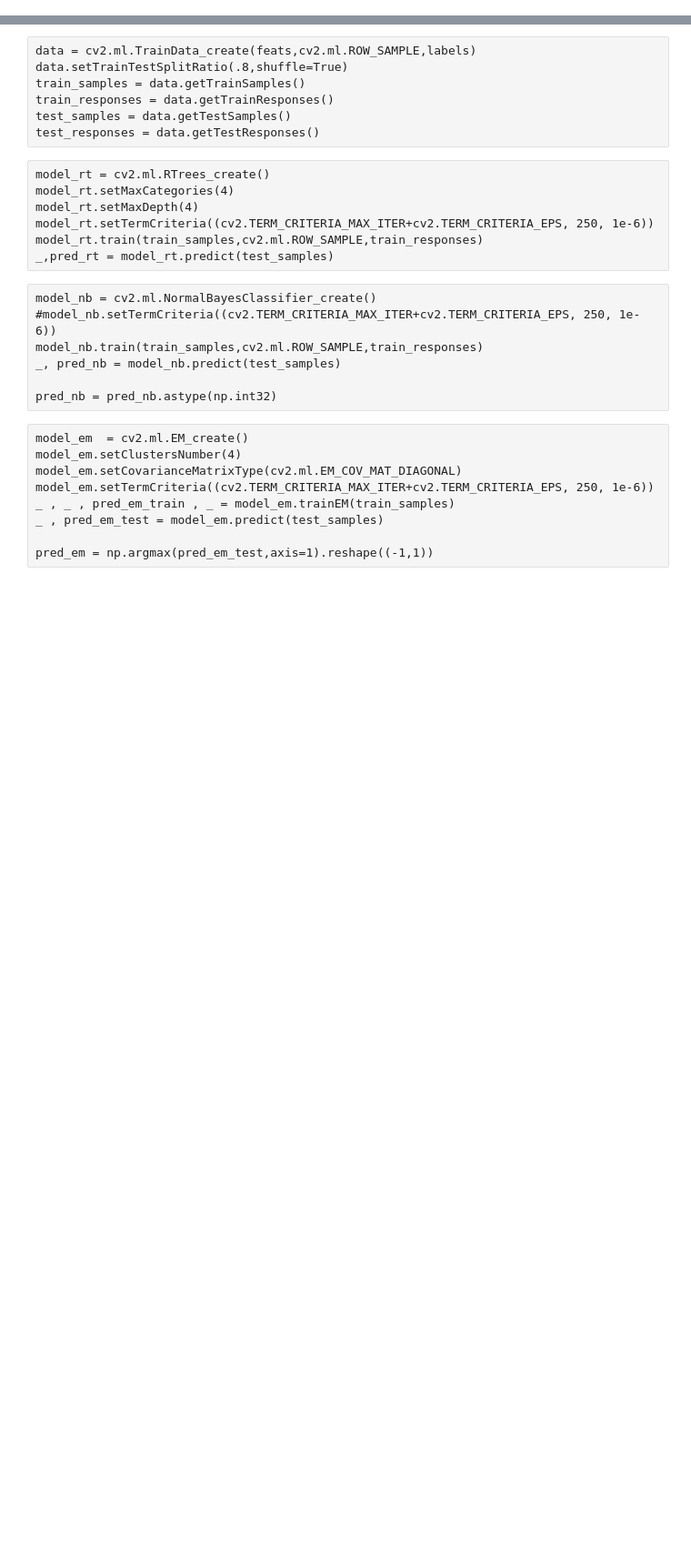
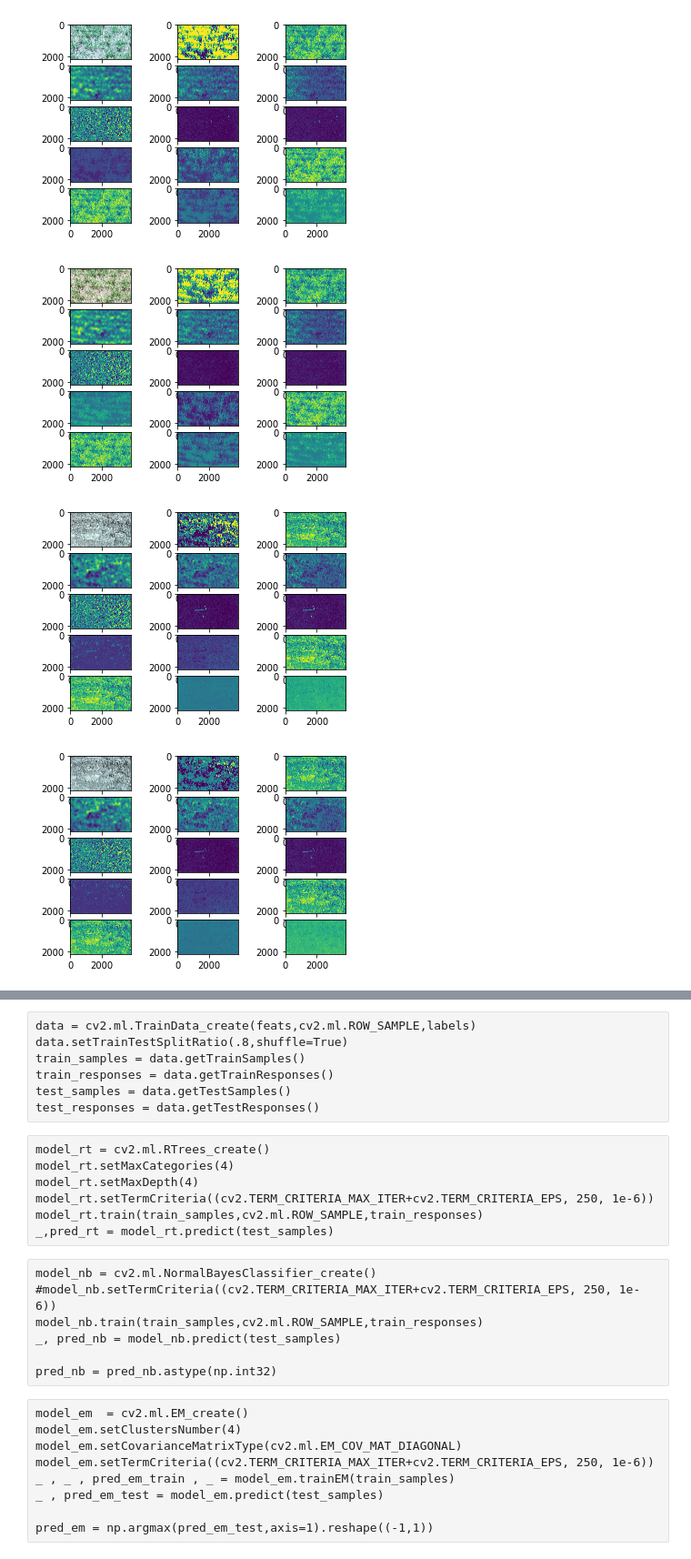
Before and after one commit to cafltar/CookIRCamET, a Jupyter notebook: segmentation.ipynb, the cells around one changed output, grey strips where cells are left out. Shown: that part at 91% size. Drawn from its saved outputs; the diff is of its cells as text; code cells hidden in the pictures; blank space fills up the shorter version.

```diff
--- a/segmentation.ipynb
+++ b/segmentation.ipynb
@@ -33,34 +34,80 @@ def localSD(mat, n):
 # %%
 f_imgs=[]
 test_imgs=[]
 train_imgs=[]
 for f in os.listdir(p):
     if 'bgr' in f:
         f_imgs = np.append(f_imgs,f)
         bgr = cv2.imread(os.path.join(p,f),cv2.IMREAD_UNCHANGED)
         f_labels = f.split('_bgr')[0]+'_labels.tif'
         labels = cv2.imread(os.path.join(p,f_labels),cv2.IMREAD_UNCHANGED)
         lab = cv2.cvtColor(bgr, cv2.COLOR_BGR2LAB)
+        hsv = cv2.cvtColor(bgr, cv2.COLOR_BGR2HSV)
         img = cv2.cvtColor(bgr, cv2.COLOR_BGR2GRAY)
+        plt.subplot(531)
+        plt.imshow(bgr)
+        plt.subplot(532)
+        plt.imshow(labels)
         l,a,bb = cv2.split(lab)
-        sd = localSD(l, 451)
+        h,s,v = cv2.split(hsv)
+        sd1 = localSD(img, 127)
+        sd2 = localSD(img, 63)
+        sd3 = localSD(img, 31)
+        lbp1 = LBP(img, 32, 4, method='ror')
+        lbp2 = LBP(img, 24, 3, method='ror')
+        lbp3 = LBP(img, 16, 2, method='ror')
+        plt.subplot(533)
+        plt.imshow(img)
+        plt.subplot(534)
+        plt.imshow(sd1)
+        plt.subplot(535)
+        plt.imshow(sd2)
+        plt.subplot(536)
+        plt.imshow(sd3)
+        plt.subplot(537)
+        plt.imshow(lbp1)
+        plt.subplot(538)
+        plt.imshow(lbp2)
+        plt.subplot(539)
+        plt.imshow(lbp3)
+        plt.subplot(5,3,10)
+        plt.imshow(h)
+        plt.subplot(5,3,11)
+        plt.imshow(s)
+        plt.subplot(5,3,12)
+        plt.imshow(v)
+        plt.subplot(5,3,13)
+        plt.imshow(l)
+        plt.subplot(5,3,14)
+        plt.imshow(a)
+        plt.subplot(5,3,15)
+        plt.imshow(bb)
+        plt.show()
         img_size = l.shape
         bb = bb.ravel()
         a = a.ravel()
         l = l.ravel()
-        sd = sd.ravel()
-        feat = np.vstack((l.T,a.T,bb.T,sd.T)).T
-        plt.subplot(211)
-        plt.imshow(bgr)
-        plt.subplot(212)
-        plt.imshow(labels)
-        plt.show()
+        h = h.ravel()
+        s = s.ravel()
+        v = v.ravel()
+        sd1 = sd1.ravel()
+        sd2 = sd2.ravel()
+        sd3 = sd3.ravel()
+        lbp1 = lbp1.ravel()
+        lbp2 = lbp2.ravel()
+        lbp3 = lbp3.ravel()
+        feat = np.vstack((l.T,a.T,bb.T,h.T,s.T,v.T,sd1.T,sd2.T,sd3.T,lbp1.T,lbp2.T,lbp3.T)).T
         #labels = np.sum(np.vstack((soil.ravel().T, residue.ravel().T*2, shadow.ravel().T*3, vegetation.ravel().T*4)).T,axis=1)
         labels = labels.ravel()
         if f.split('_')[0]=='20220509152045' or f.split('_')[0]=='20220509152630':
             train_imgs.append({'bgr':bgr,'feats':feat,'labels':labels})
         else:
             test_imgs.append({'bgr':bgr,'feats':feat,'labels':labels})
+# %% [output]
+[figure, added]
+[figure, added]
+[figure, added]
+[figure, added]
 # %%
 train_feats = []
 train_labels = []
```
Also changed, not shown: parts of 12 cells of this notebook, 1 other file.
